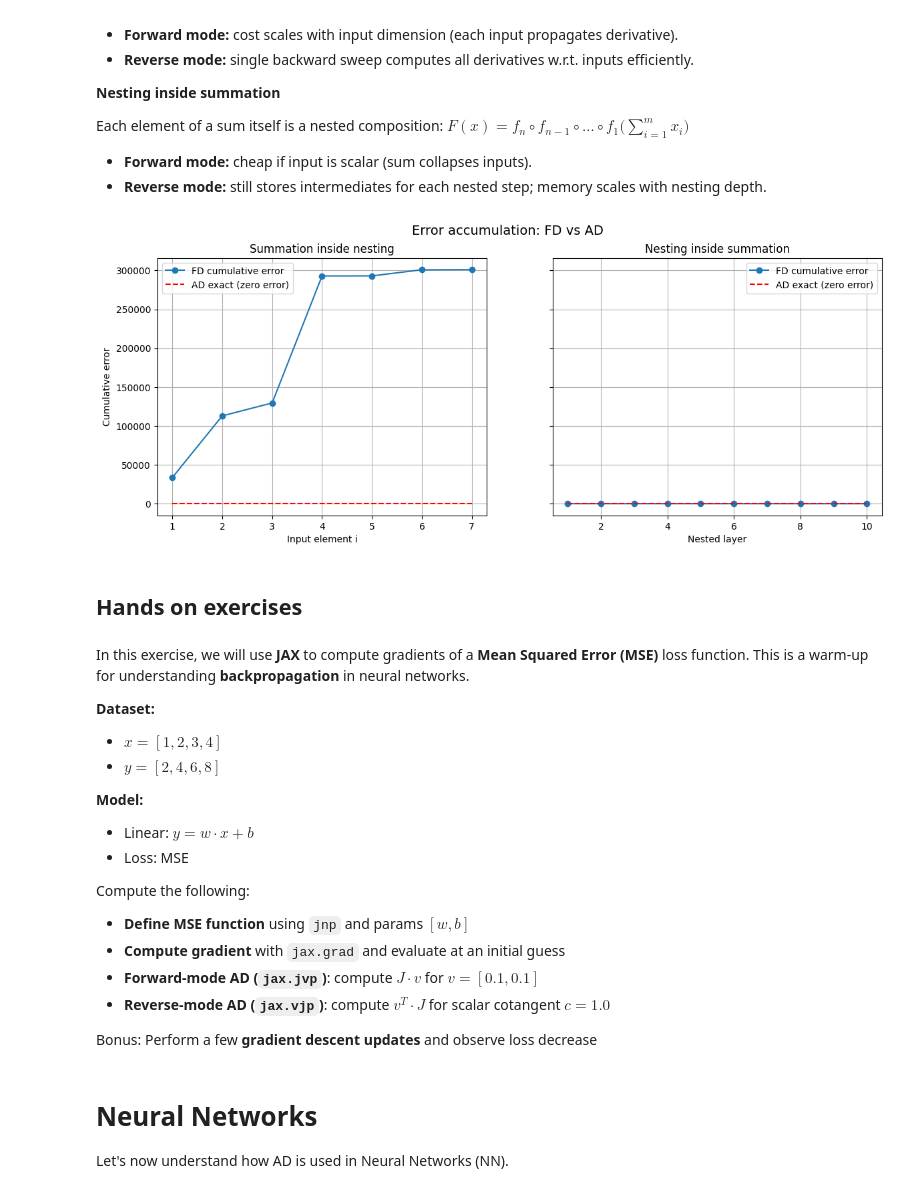
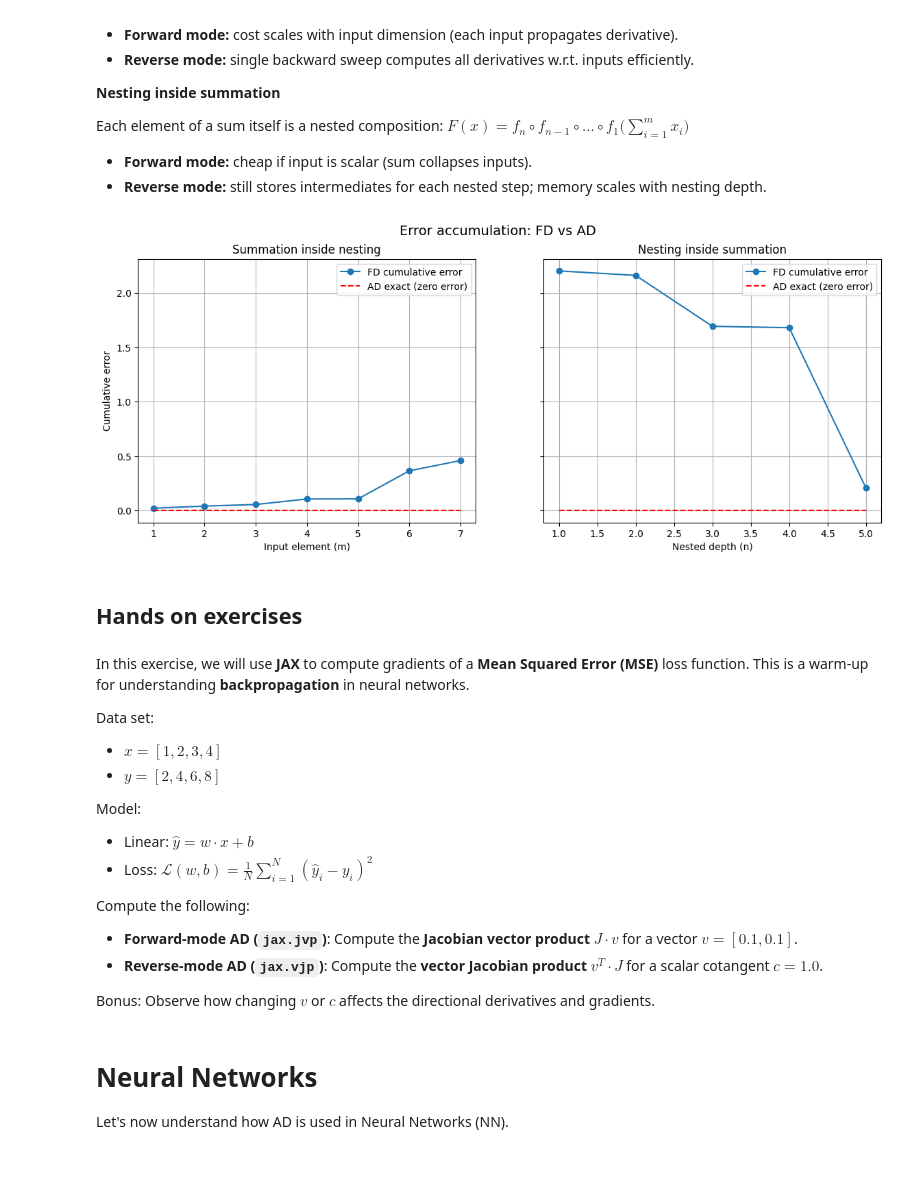
Before and after one commit to shtadinada/AD-Exercises, a Jupyter notebook: AD_exercises.ipynb, the cells around one changed output. Drawn from its saved outputs; the diff is of its cells as text; code cells hidden in the pictures; blank space fills up the shorter version.

```diff
--- a/AD_exercises.ipynb
+++ b/AD_exercises.ipynb
@@ -594,15 +567,9 @@ $
 - **Forward mode:** cheap if input is scalar (sum collapses inputs).
 - **Reverse mode:** still stores intermediates for each nested step; memory scales with nesting depth.
 # %%
-import jax
-import jax.numpy as jnp
-import numpy as np
-import matplotlib.pyplot as plt
-
-# Settings
-n = 10           # nested depth
+n = 5           # nested depth
 m = 7           # number of inputs for summation inside nesting
-x = jnp.arange(1.0, m+1)  # input vector
+x = jnp.arange(1.0, m+1)
 eps = 1e-5      # finite difference epsilon
 
 a = jnp.arange(1, n+1, dtype=jnp.float32)
@@ -614,7 +581,7 @@ def nested_chain_scalar(xi):
     for i in reversed(range(n)):
         xi = jnp.sin(a[i]*xi + b[i])
         vals.append(xi)
-    return xi, vals[::-1]  # output and intermediate values
+    return xi, vals[::-1]
 
 # Summation inside nesting
 def sum_inside_nesting(x):
@@ -669,58 +636,56 @@ def fd_cumulative_error_nest(x):
         err = jnp.abs(grad_fd - ad_local)
         current_error += err
         cumulative_errors.append(current_error)
         s_fd = intermediates[i]
     return cumulative_errors[::-1]
 
 cumulative_error_sum = fd_cumulative_error_sum(x)
 cumulative_error_nest = fd_cumulative_error_nest(x)
 
 # Plot side by side
 fig, axs = plt.subplots(1,2, figsize=(14,5), sharey=True)
 
 # Summation inside nesting
 axs[0].plot(range(1,m+1), cumulative_error_sum, marker='o', label='FD cumulative error')
 axs[0].plot(range(1,m+1), [0]*m, 'r--', label='AD exact (zero error)')
-axs[0].set_xlabel('Input element i')
+axs[0].set_xlabel('Input element (m)')
 axs[0].set_ylabel('Cumulative error')
 axs[0].set_title('Summation inside nesting')
 axs[0].grid(True)
 axs[0].legend()
 
 # Nesting inside summation
 axs[1].plot(range(1,n+1), cumulative_error_nest, marker='o', label='FD cumulative error')
 axs[1].plot(range(1,n+1), [0]*n, 'r--', label='AD exact (zero error)')
-axs[1].set_xlabel('Nested layer')
+axs[1].set_xlabel('Nested depth (n)')
 axs[1].set_title('Nesting inside summation')
 axs[1].grid(True)
 axs[1].legend()
 
 plt.suptitle('Error accumulation: FD vs AD', fontsize=14)
 plt.show()
 # %% [output]
-[figure, old version]
+[figure, new version]
 # %% [markdown]
 ## Hands on exercises
 # %% [markdown]
 In this exercise, we will use **JAX** to compute gradients of a **Mean Squared Error (MSE)** loss function. This is a warm-up for understanding **backpropagation** in neural networks.
 
 
-**Dataset:**
+Data set:
 - $x = [1, 2, 3, 4]$
 - $y = [2, 4, 6, 8]$
 
-**Model:**
-- Linear: $y = w \cdot x + b$
-- Loss: MSE
+Model:
+- Linear: $\hat{y} = w \cdot x + b$
+- Loss: $\mathcal{L}(w, b) = \frac{1}{N} \sum_{i=1}^{N} (\hat{y}_i - y_i)^2$
 
 Compute the following:
 
-- **Define MSE function** using `jnp` and params $[w, b]$
-- **Compute gradient** with `jax.grad` and evaluate at an initial guess
-- **Forward-mode AD (`jax.jvp`)**: compute $J\cdot v$ for $v = [0.1, 0.1]$
-- **Reverse-mode AD (`jax.vjp`)**: compute $v^T\cdot J$ for scalar cotangent $c = 1.0$
+- **Forward-mode AD (`jax.jvp`)**: Compute the **Jacobian vector product**  $J \cdot v$ for a vector $v = [0.1, 0.1]$.
+- **Reverse-mode AD (`jax.vjp`)**: Compute the **vector Jacobian product**  $v^T \cdot J$ for a scalar cotangent $c = 1.0$.
 
-Bonus: Perform a few **gradient descent updates** and observe loss decrease
+Bonus: Observe how changing $v$ or $c$ affects the directional derivatives and gradients.
 # %% [markdown]
 # Neural Networks
 Let's now understand how AD is used in Neural Networks (NN).
```
Also changed, not shown: parts of 16 cells of this notebook.
